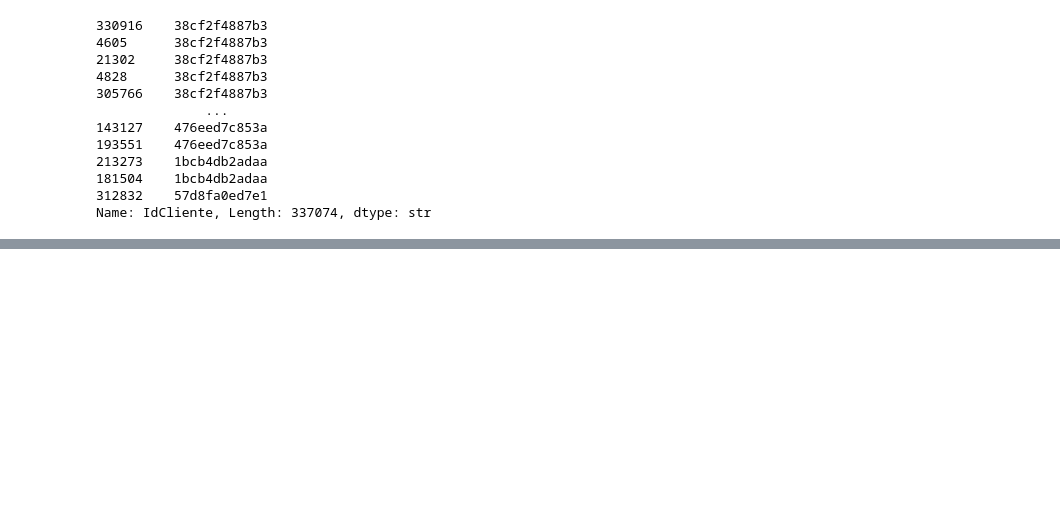
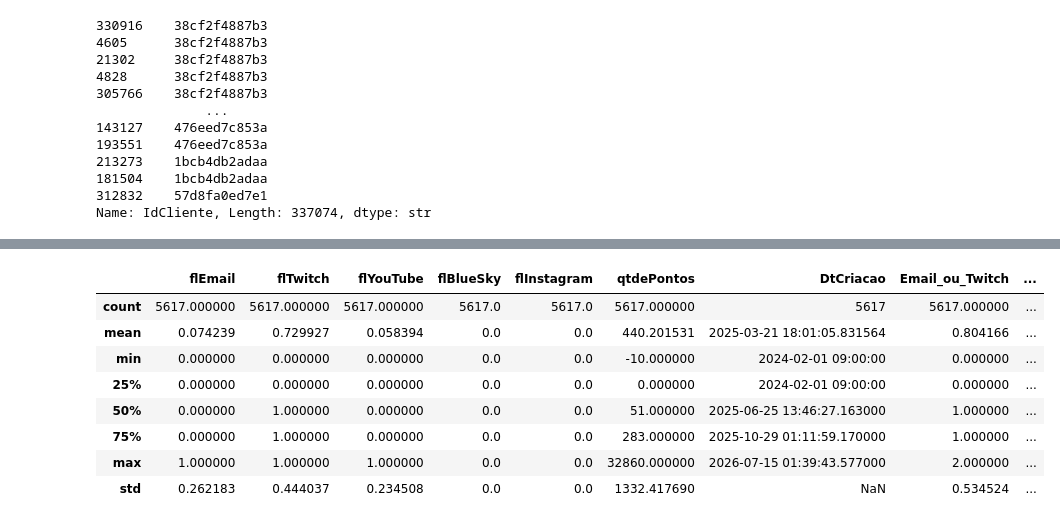
Before and after one commit to ga-lim/gabriel-estuda-dados, a Jupyter notebook: estudos-pandas/pandas_general.ipynb, the cells around one changed output, grey strips where cells are left out. Saved outputs shown, nothing was run; the diff lists cells and outputs as text; code cells hidden in the pictures; blank space fills up the shorter version.

```diff
--- a/estudos-pandas/pandas_general.ipynb
+++ b/estudos-pandas/pandas_general.ipynb
@@ -930,0 +958,3 @@ Name: IdCliente, Length: 337074, dtype: str
+# %%
+filtro = clientes.dtypes == 'str'
+num_columns = clientes.dtypes[~filtro].index.tolist()
@@ -930,0 +976,12 @@ Name: IdCliente, Length: 337074, dtype: str
+# %%
+clientes[num_columns].describe()
+# %% [output]
+|  | flEmail | flTwitch | flYouTube | flBlueSky | flInstagram | qtdePontos | DtCriacao | Email_ou_Twitch | ... |
+| count | 5617.000000 | 5617.000000 | 5617.000000 | 5617.0 | 5617.0 | 5617.000000 | 5617 | 5617.000000 | ... |
+| mean | 0.074239 | 0.729927 | 0.058394 | 0.0 | 0.0 | 440.201531 | 2025-03-21 18:01:05.831564 | 0.804166 | ... |
+| min | 0.000000 | 0.000000 | 0.000000 | 0.0 | 0.0 | -10.000000 | 2024-02-01 09:00:00 | 0.000000 | ... |
+| 25% | 0.000000 | 0.000000 | 0.000000 | 0.0 | 0.0 | 0.000000 | 2024-02-01 09:00:00 | 0.000000 | ... |
+| 50% | 0.000000 | 1.000000 | 0.000000 | 0.0 | 0.0 | 51.000000 | 2025-06-25 13:46:27.163000 | 1.000000 | ... |
+| 75% | 0.000000 | 1.000000 | 0.000000 | 0.0 | 0.0 | 283.000000 | 2025-10-29 01:11:59.170000 | 1.000000 | ... |
+| max | 1.000000 | 1.000000 | 1.000000 | 0.0 | 0.0 | 32860.000000 | 2026-07-15 01:39:43.577000 | 2.000000 | ... |
+| std | 0.262183 | 0.444037 | 0.234508 | 0.0 | 0.0 | 1332.417690 | NaN | 0.534524 | ... |
```
Also changed, not shown: parts of 4 cells of this notebook, 1 other file.
